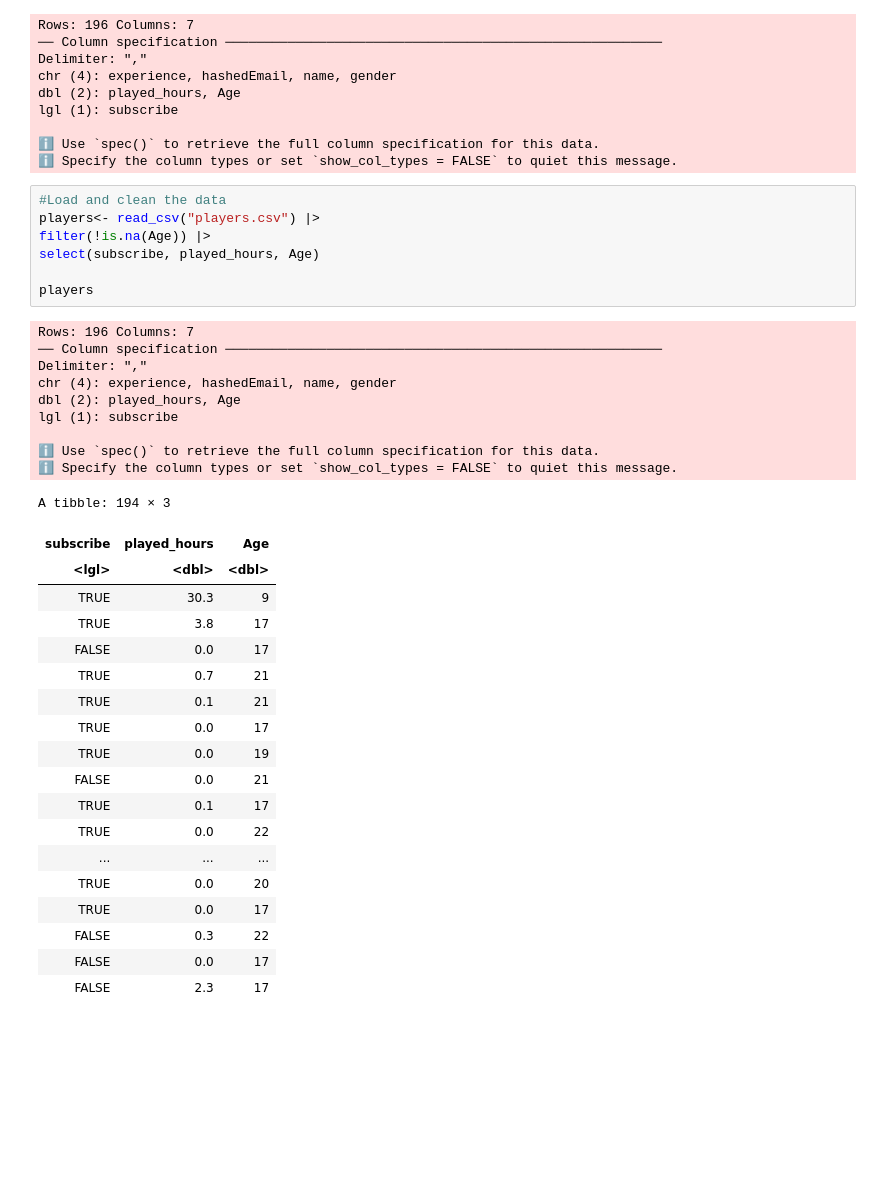
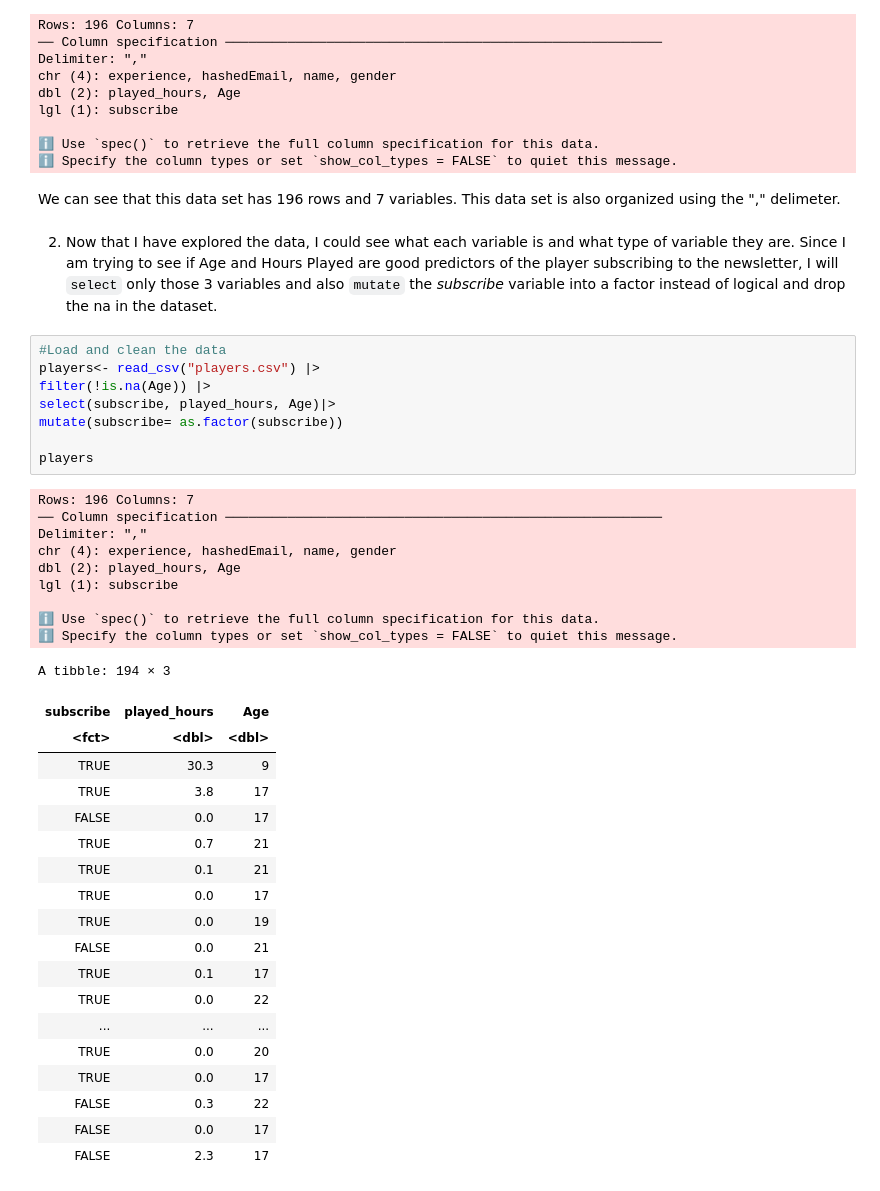
Before and after one commit to 25494998/NataliaProject, a Jupyter notebook: KawanoWang_Natalia.ipynb, the cells around one changed output. Saved outputs shown, nothing was run; the diff lists cells and outputs as text; blank space fills up the shorter version.

```diff
--- a/KawanoWang_Natalia.ipynb
+++ b/KawanoWang_Natalia.ipynb
@@ -37,26 +65,31 @@ lgl (1): subscribe
 
 ℹ Use `spec()` to retrieve the full column specification for this data.
 ℹ Specify the column types or set `show_col_types = FALSE` to quiet this message.
+# %% [markdown]
+We can see that this data set has 196 rows and 7 variables. This data set is also organized using the "," delimeter.
+# %% [markdown]
+2. Now that I have explored the data, I could see what each variable is and what type of variable they are. Since I am trying to see if Age and Hours Played are good predictors of the player subscribing to the newsletter, I will `select` only those 3 variables and also `mutate` the *subscribe* variable into a factor instead of logical and drop the na in the dataset.
 # %%
 #Load and clean the data
 players<- read_csv("players.csv") |>
 filter(!is.na(Age)) |>
-select(subscribe, played_hours, Age)
+select(subscribe, played_hours, Age)|>
+mutate(subscribe= as.factor(subscribe))
 
 players
 # %% [output]
 Rows: 196 Columns: 7
 ── Column specification ────────────────────────────────────────────────────────
 Delimiter: ","
 chr (4): experience, hashedEmail, name, gender
 dbl (2): played_hours, Age
 lgl (1): subscribe
 
 ℹ Use `spec()` to retrieve the full column specification for this data.
 ℹ Specify the column types or set `show_col_types = FALSE` to quiet this message.
 A tibble: 194 × 3
 | subscribe | played_hours | Age |
-| <lgl> | <dbl> | <dbl> |
+| <fct> | <dbl> | <dbl> |
 | TRUE | 30.3 | 9 |
 | TRUE | 3.8 | 17 |
 | FALSE | 0.0 | 17 |
```
Also changed, not shown: parts of 47 cells of this notebook.
